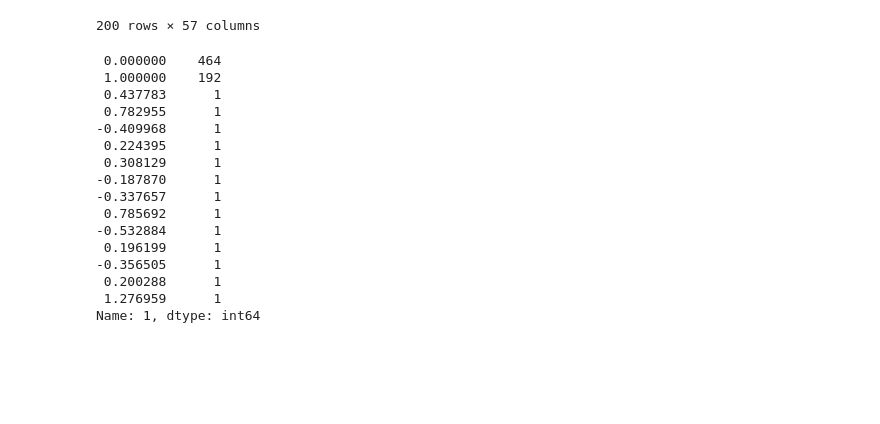
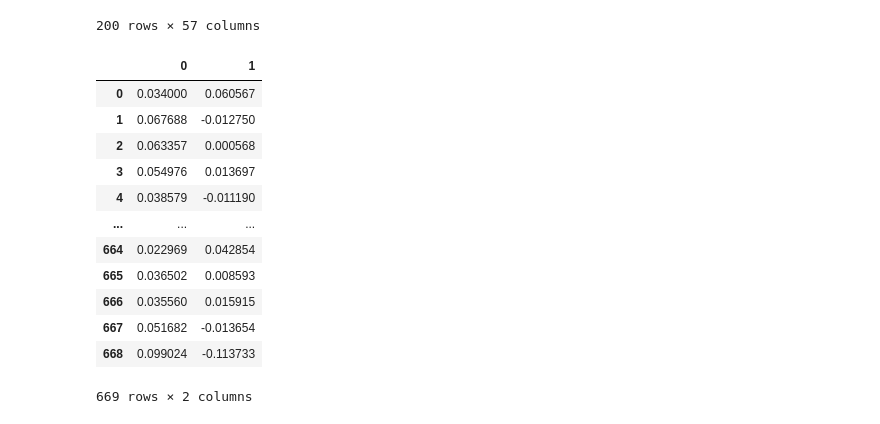
Before and after one commit to EvanLiu0/COGS118B-Project, a Jupyter notebook: Project.ipynb, the cells around one changed output. Cells and saved outputs as stored; diff of their text form; code cells hidden in the pictures; blank space fills up the shorter version.

```diff
--- a/Project.ipynb
+++ b/Project.ipynb
@@ -153,19 +155,21 @@ df2.insert(0, 'Description', desc)
-# %%
-df2.iloc[:,2].value_counts()
-# %% [output]
- 0.000000    464
- 1.000000    192
- 0.437783      1
- 0.782955      1
--0.409968      1
- 0.224395      1
- 0.308129      1
--0.187870      1
--0.337657      1
- 0.785692      1
--0.532884      1
- 0.196199      1
--0.356505      1
- 0.200288      1
- 1.276959      1
-Name: 1, dtype: int64
+# %%
+X = df2.transpose()
+pca = PCA(n_components=2)
+pca.fit(X)
+pca.components_
+pcaDf = pd.DataFrame(pca.components_).transpose()
+pcaDf
+# %% [output]
+|  | 0 | 1 |
+| 0 | 0.034000 | 0.060567 |
+| 1 | 0.067688 | -0.012750 |
+| 2 | 0.063357 | 0.000568 |
+| 3 | 0.054976 | 0.013697 |
+| 4 | 0.038579 | -0.011190 |
+| ... | ... | ... |
+| 664 | 0.022969 | 0.042854 |
+| 665 | 0.036502 | 0.008593 |
+| 666 | 0.035560 | 0.015915 |
+| 667 | 0.051682 | -0.013654 |
+| 668 | 0.099024 | -0.113733 |
+669 rows × 2 columns
```
Also changed, not shown: parts of 3 cells of this notebook.
